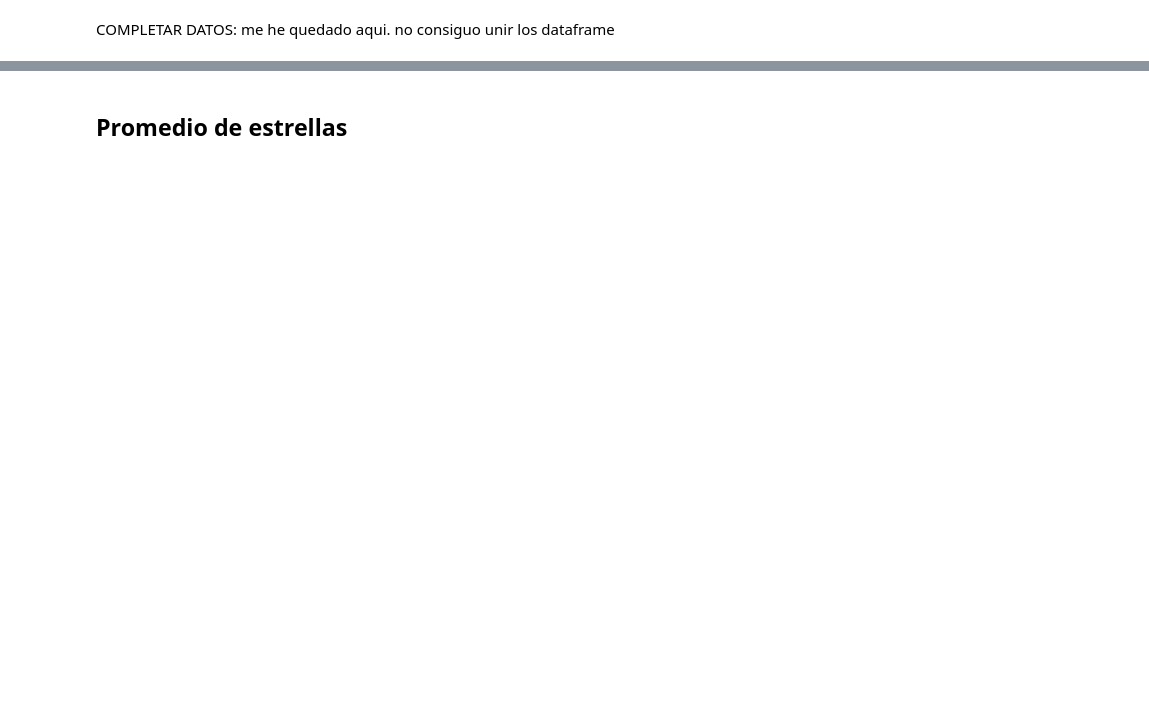
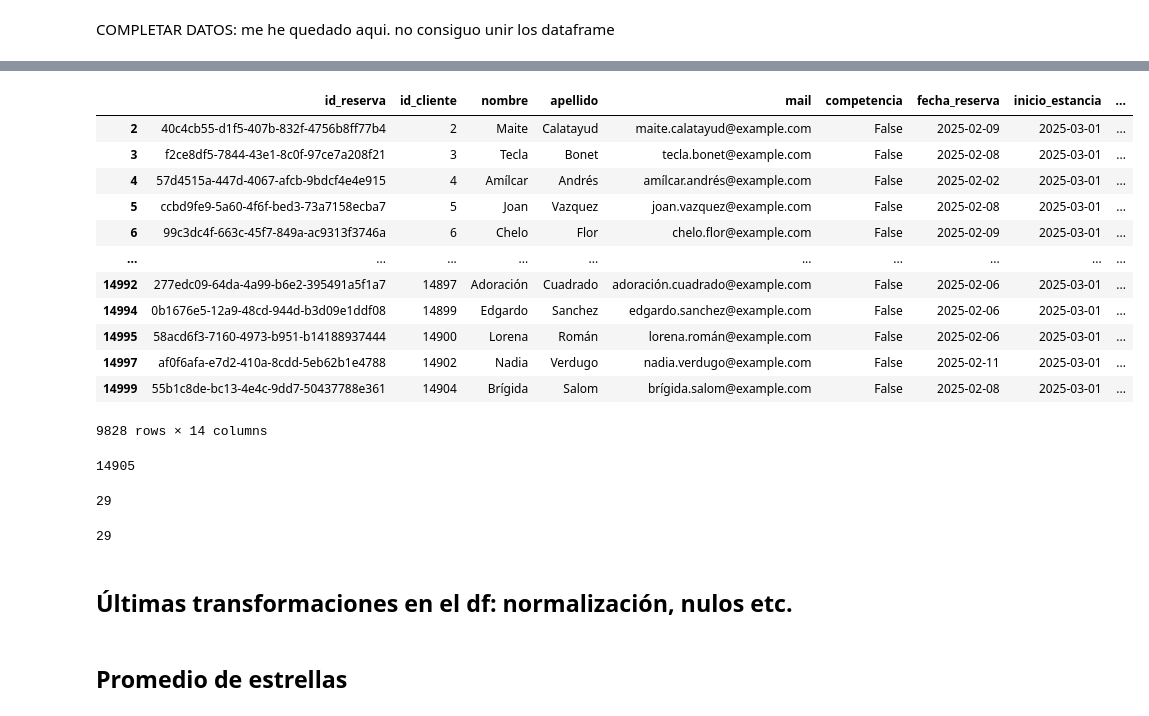
Before and after one commit to marta-ba/ETL_IBIShotels, a Jupyter notebook: jupyters/eda.ipynb, the cells around one changed output, grey strips where cells are left out. Drawn from its saved outputs; the diff is of its cells as text; code cells hidden in the pictures; blank space fills up the shorter version.

Commit message:
concat

```diff
--- a/jupyters/eda.ipynb
+++ b/jupyters/eda.ipynb
@@ -384,0 +431,16 @@ COMPLETAR DATOS: me he quedado aqui. no consiguo unir los dataframe
+# %%
+prop
+# %% [output]
+|  | id_reserva | id_cliente | nombre | apellido | mail | competencia | fecha_reserva | inicio_estancia | ... |
+| 2 | 40c4cb55-d1f5-407b-832f-4756b8ff77b4 | 2 | Maite | Calatayud | maite.calatayud@example.com | False | 2025-02-09 | 2025-03-01 | ... |
+| 3 | f2ce8df5-7844-43e1-8c0f-97ce7a208f21 | 3 | Tecla | Bonet | tecla.bonet@example.com | False | 2025-02-08 | 2025-03-01 | ... |
+| 4 | 57d4515a-447d-4067-afcb-9bdcf4e4e915 | 4 | Amílcar | Andrés | amílcar.andrés@example.com | False | 2025-02-02 | 2025-03-01 | ... |
+| 5 | ccbd9fe9-5a60-4f6f-bed3-73a7158ecba7 | 5 | Joan | Vazquez | joan.vazquez@example.com | False | 2025-02-08 | 2025-03-01 | ... |
+| 6 | 99c3dc4f-663c-45f7-849a-ac9313f3746a | 6 | Chelo | Flor | chelo.flor@example.com | False | 2025-02-09 | 2025-03-01 | ... |
+| ... | ... | ... | ... | ... | ... | ... | ... | ... | ... |
+| 14992 | 277edc09-64da-4a99-b6e2-395491a5f1a7 | 14897 | Adoración | Cuadrado | adoración.cuadrado@example.com | False | 2025-02-06 | 2025-03-01 | ... |
+| 14994 | 0b1676e5-12a9-48cd-944d-b3d09e1ddf08 | 14899 | Edgardo | Sanchez | edgardo.sanchez@example.com | False | 2025-02-06 | 2025-03-01 | ... |
+| 14995 | 58acd6f3-7160-4973-b951-b14188937444 | 14900 | Lorena | Román | lorena.román@example.com | False | 2025-02-06 | 2025-03-01 | ... |
+| 14997 | af0f6afa-e7d2-410a-8cdd-5eb62b1e4788 | 14902 | Nadia | Verdugo | nadia.verdugo@example.com | False | 2025-02-11 | 2025-03-01 | ... |
+| 14999 | 55b1c8de-bc13-4e4c-9dd7-50437788e361 | 14904 | Brígida | Salom | brígida.salom@example.com | False | 2025-02-08 | 2025-03-01 | ... |
+9828 rows × 14 columns
@@ -385,3 +449,17 @@ COMPLETAR DATOS: me he quedado aqui. no consiguo unir los dataframe
+# %%
+df_concat["id_cliente"].nunique()
+# %% [output]
+14905
+# %%
+df_concat["nombre_hotel"].nunique()
+# %% [output]
+29
+# %%
+df_concat["id_hotel"].nunique()
+# %% [output]
+29
+# %% [markdown]
+## Últimas transformaciones en el df: normalización, nulos etc.
 # %% [markdown]
 ## Promedio de estrellas
 # %%
```
Also changed, not shown: parts of 12 cells of this notebook.
